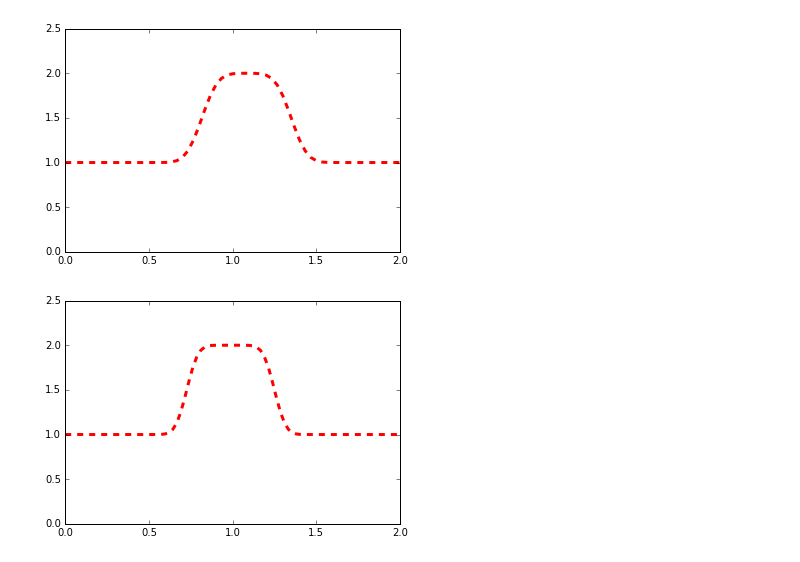
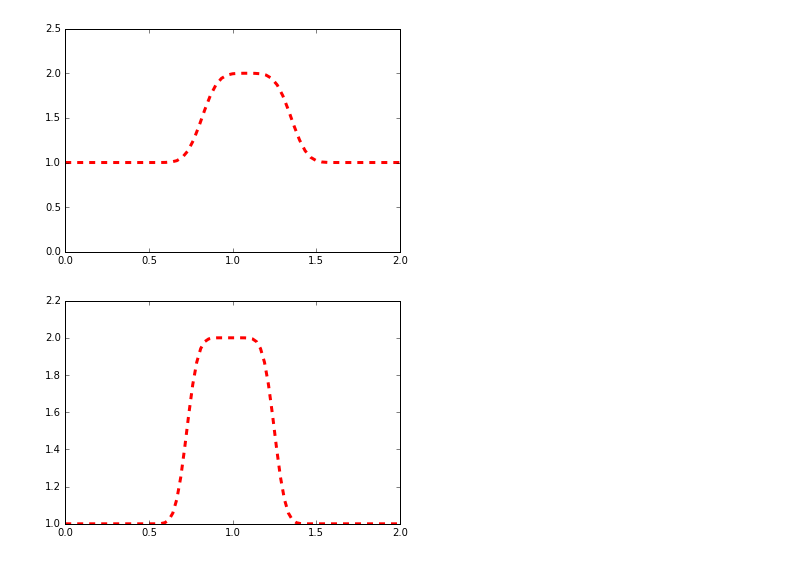
Before and after one commit to aditya3012/NumericalMethods, a Jupyter notebook: M2-Lesson2.ipynb, the cells around one changed output. Saved outputs shown, nothing was run; the diff lists cells and outputs as text; code cells hidden in the pictures.

```diff
--- a/M2-Lesson2.ipynb
+++ b/M2-Lesson2.ipynb
@@ -43,12 +43,12 @@ linearconv(85)
 # %% [output]
 [figure]
 # %%
-def linearconv(nx):
+def linearconv(nx,s):
 
     dx = 2/(nx-1)
     nt =20
     c=1
-    sigma =.5
+    sigma = s
     x=numpy.linspace(0,2,nx)
 
     dt = sigma*dx
@@ -66,5 +66,5 @@ def linearconv(nx):
         u[0]=1.0
 
     pyplot.plot(x,u,color='r',ls='--',lw=3)
-    pyplot.ylim(0,2.5)
+    #pyplot.ylim(0,2.5)
 # %%
@@ -76,6 +76,6 @@ linearconv(61)
 # %% [output]
 [figure]
 # %%
-linearconv(85)
+linearconv(85,.5)
 # %% [output]
-[figure, old version]
+[figure, new version]
```
Also changed, not shown: parts of 5 cells of this notebook, 1 other file.
